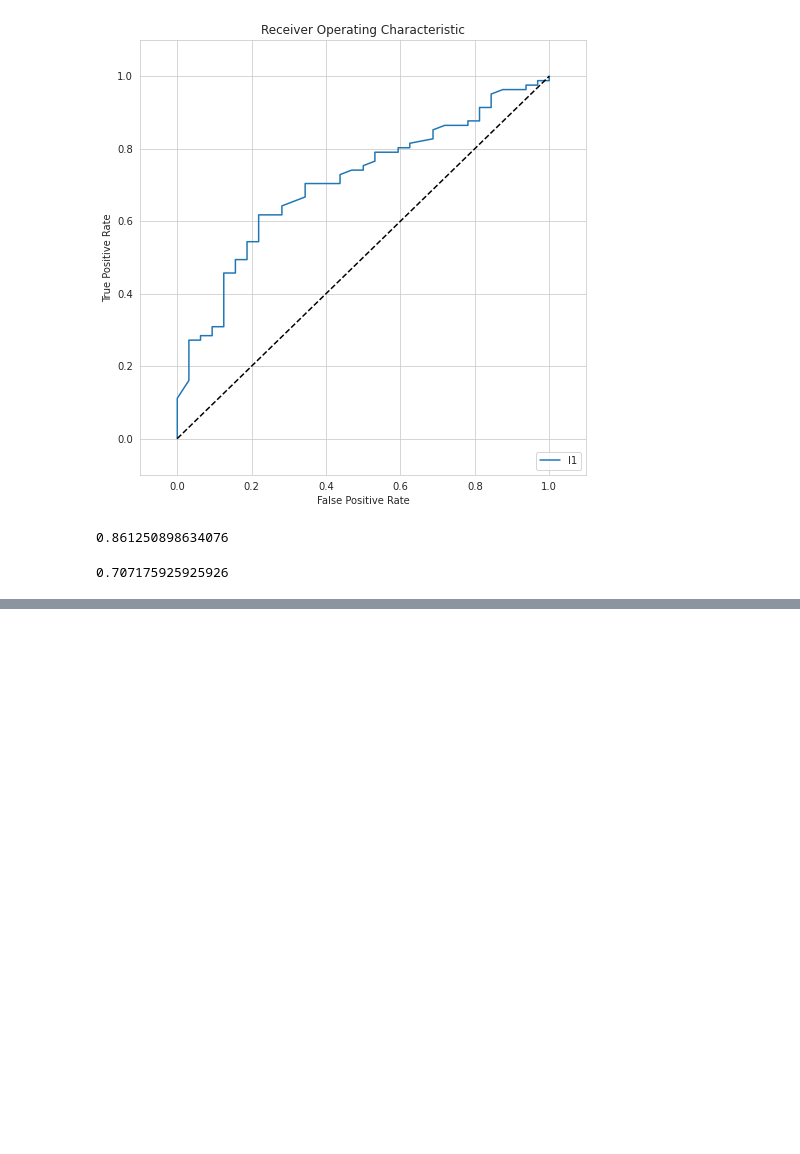
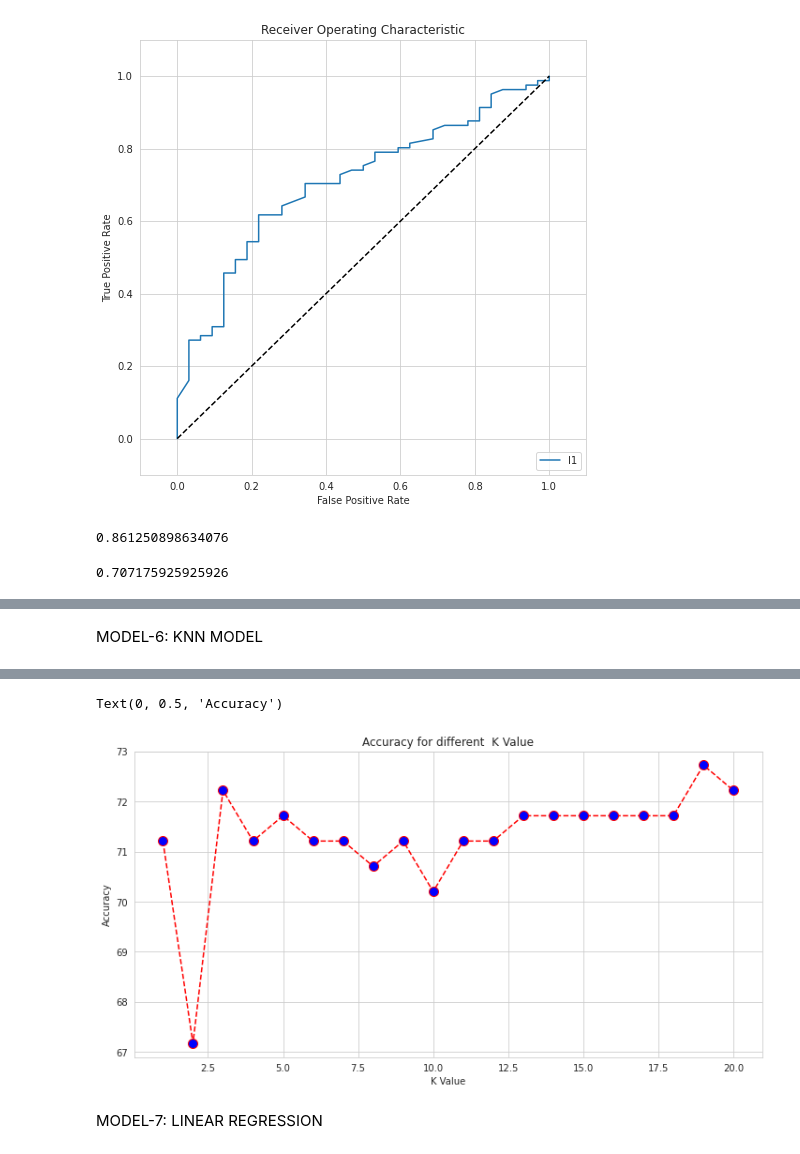
Before and after one commit to SwapnanilPal04/Liver_Cancer_Detection, a Jupyter notebook: Liver_Cancer_Detection.ipynb, the cells around one changed output, grey strips where cells are left out. Saved outputs shown, nothing was run; the diff lists cells and outputs as text; code cells hidden in the pictures; blank space fills up the shorter version.

```diff
--- a/Liver_Cancer_Detection.ipynb
+++ b/Liver_Cancer_Detection.ipynb
@@ -534,9 +572,3 @@ roc_auc_score(y_train,y_train_pred )
 print(auc(fpr, tpr))
 # %% [output]
 0.707175925925926
-# %%
-## Save the winning model to disk
-win_model = XGBClassifier(max_depth=1,learning_rate=0.05,n_estimators=500, reg_lambda=1)
-win_model.fit(X_train, y_train)
-with open('LiverDisease.pkl', 'wb') as pickle_file:
-      joblib.dump(win_model, 'LiverDisease.pkl')
@@ -542,0 +577,4 @@ with open('LiverDisease.pkl', 'wb') as pickle_file:
+# %%
+from xgboost import XGBClassifier
+classifier = XGBClassifier()
+classifier.fit(X_train, y_train)
@@ -542,0 +583,5 @@ with open('LiverDisease.pkl', 'wb') as pickle_file:
+# %%
+y_pred = classifier.predict(X_test)
+cm = confusion_matrix(y_test, y_pred)
+print(cm)
+acc7 = accuracy_score(y_test, y_pred)
@@ -542,0 +777,59 @@ with open('LiverDisease.pkl', 'wb') as pickle_file:
+# %% [markdown]
+MODEL-6: KNN MODEL
+# %%
+X = np.array(df.iloc[:, 1:])
+y = np.array(df['Dataset'])
+# %%
+from sklearn.model_selection import train_test_split
+X_train, X_test, y_train, y_test = train_test_split(X, y, test_size = 0.35, random_state = 42)
+
+# Feature Scaling
+
+from sklearn.preprocessing import StandardScaler
+sc = StandardScaler()
+X_train = sc.fit_transform(X_train)
+X_test = sc.transform(X_test)
+
+#principle component analysis
+
+from sklearn.decomposition import PCA
+pca = PCA(n_components=2)
+X_train = pca.fit_transform(X_train)
+X_test = pca.fit_transform(X_test)
+explained_variance=pca.explained_variance_ratio_
+
+# Fitting KNN to the Training set
+
+from sklearn.neighbors import KNeighborsClassifier
+knn = []
+for i in range(1,21):
+
+    classifier = KNeighborsClassifier(n_neighbors=i)
+    trained_model=classifier.fit(X_train,y_train)
+    trained_model.fit(X_train,y_train )
+
+    # Predicting the Test set results
+
+    y_pred = classifier.predict(X_test)
+
+    # Making the Confusion Matrix
+
+    from sklearn.metrics import confusion_matrix
+
+    cm_KNN = confusion_matrix(y_test, y_pred)
+    print(cm_KNN)
+    print("Accuracy score of train KNN")
+    print(accuracy_score(y_train, trained_model.predict(X_train))*100)
+
+    print("Accuracy score of test KNN")
+    print(accuracy_score(y_test, y_pred)*100)
+
+    knn.append(accuracy_score(y_test, y_pred)*100)
+
+plt.figure(figsize=(12, 6))
+plt.plot(range(1, 21),knn, color='red', linestyle='dashed', marker='o',
+             markerfacecolor='blue', markersize=10)
+plt.title('Accuracy for different  K Value')
+plt.xlabel('K Value')
+plt.ylabel('Accuracy')
+# %% [output]
@@ -542,0 +853,4 @@ with open('LiverDisease.pkl', 'wb') as pickle_file:
+Text(0, 0.5, 'Accuracy')
+[figure, added]
+# %% [markdown]
+MODEL-7: LINEAR REGRESSION
```
Also changed, not shown: parts of 42 cells of this notebook.
